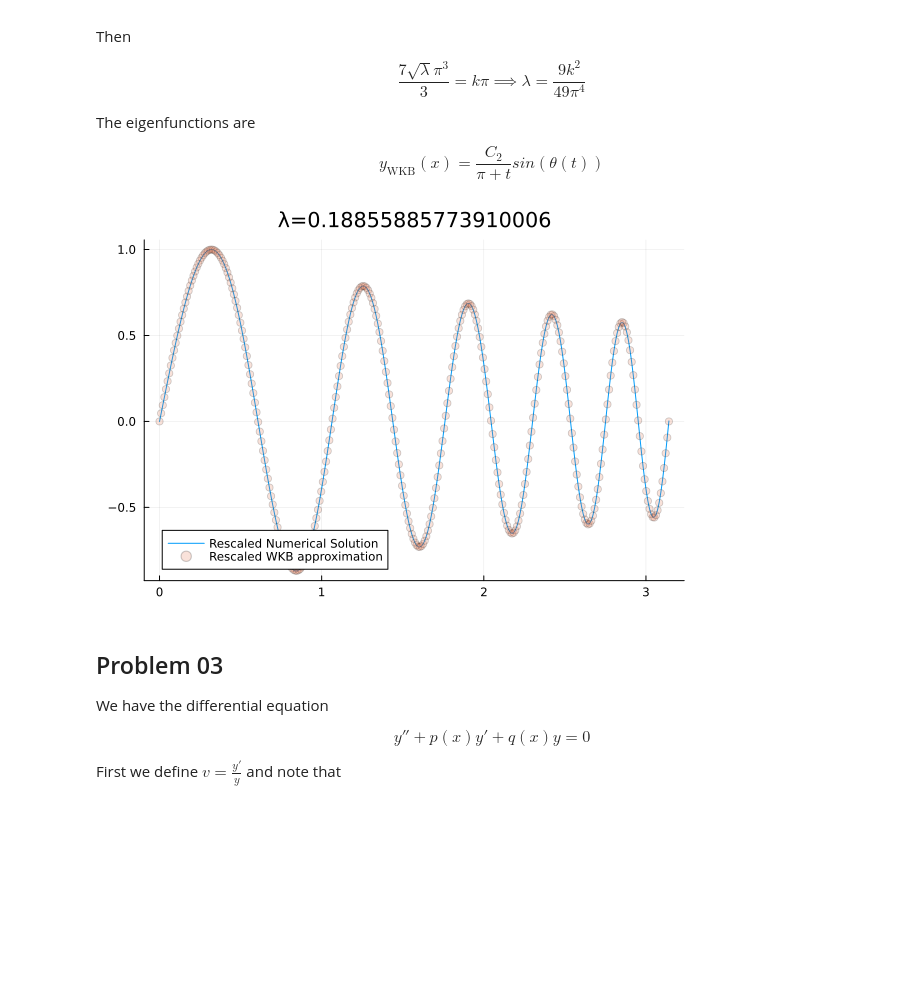
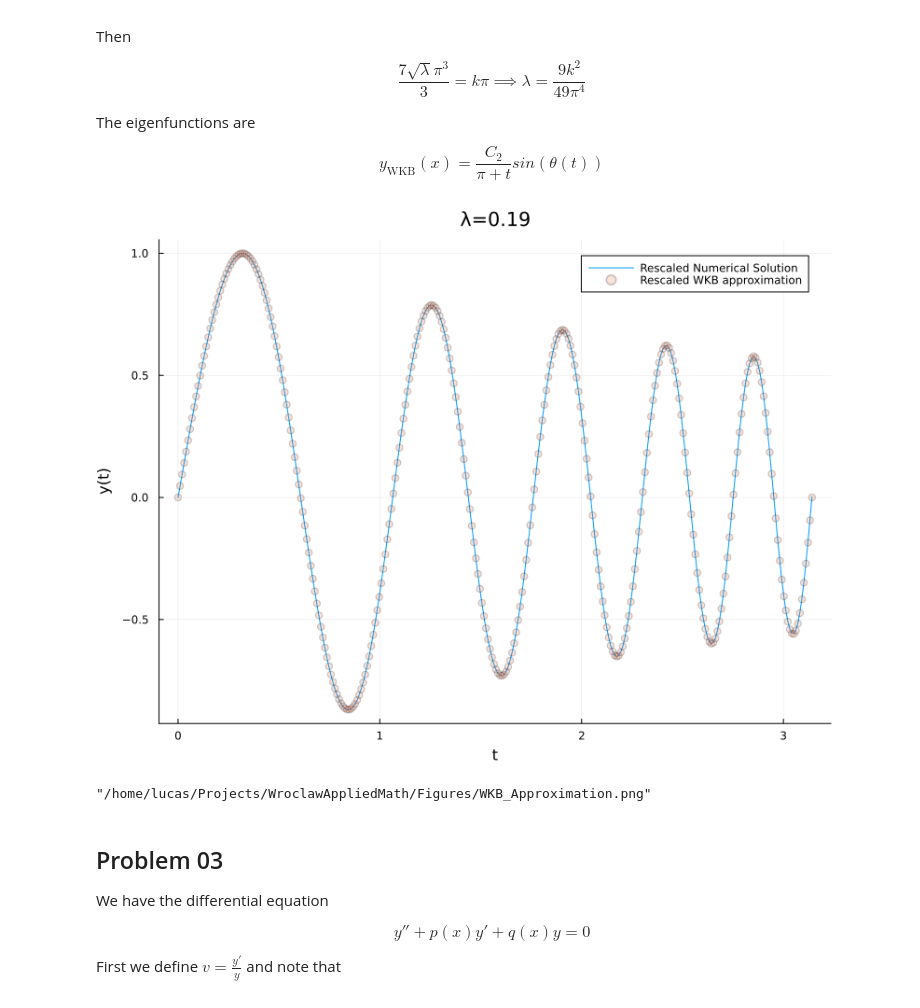
Before and after one commit to lucasschmidt98py/WroclawAppliedMath, a Jupyter notebook: Pertubation Theory/Notebooks/List6.ipynb, the cells around one changed output. Drawn from its saved outputs; the diff is of its cells as text; code cells hidden in the pictures; blank space fills up the shorter version.

```diff
--- a/Pertubation Theory/Notebooks/List6.ipynb
+++ b/Pertubation Theory/Notebooks/List6.ipynb
@@ -222,10 +222,14 @@ sol = solve(bvp, MIRK4() , dt = 0.01 )
 t = sol.t
 y = [q[1] for q in sol.u];
 # %%
-plot( t,y/maximum(y) , label = "Rescaled Numerical Solution" , title = "λ=$(λ)")
+plot( t,y/maximum(y) , label = "Rescaled Numerical Solution" , title = "λ=$(round(λ,digits=2))" , xlabel = "t" , size = (800, 600) , ylabel = "y(t)" , position = :bottomright , legend = :topright , grid = true )
 scatter!(t , y_wkb.(t) / maximum(y_wkb.(t)) , label = "Rescaled WKB approximation" , alpha = .2)
 # %% [output]
-[figure, old version]
+[figure, new version]
+# %%
+savefig("../../Figures/WKB_Approximation.png")
+# %% [output]
+"/home/lucas/Projects/WroclawAppliedMath/Figures/WKB_Approximation.png"
 # %% [markdown]
 ## Problem 03
 
```
Also changed, not shown: 9 other files.
